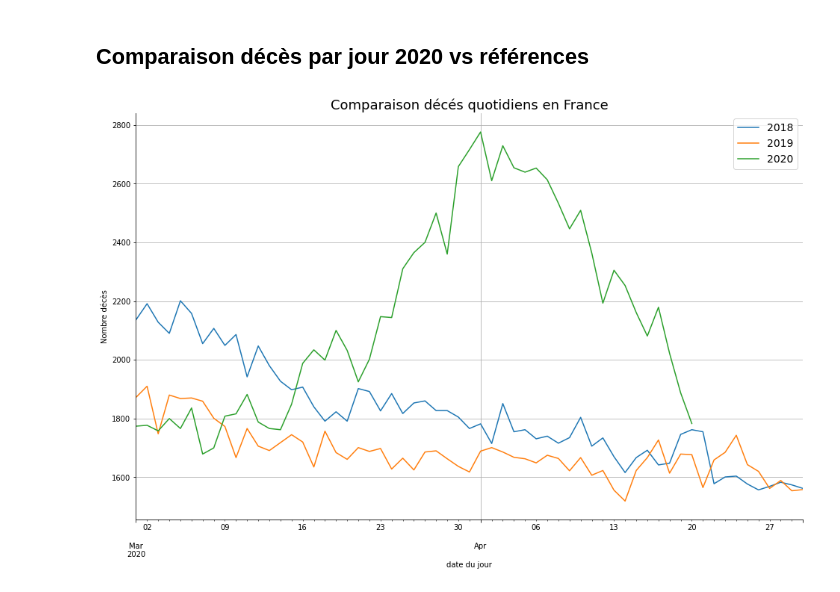
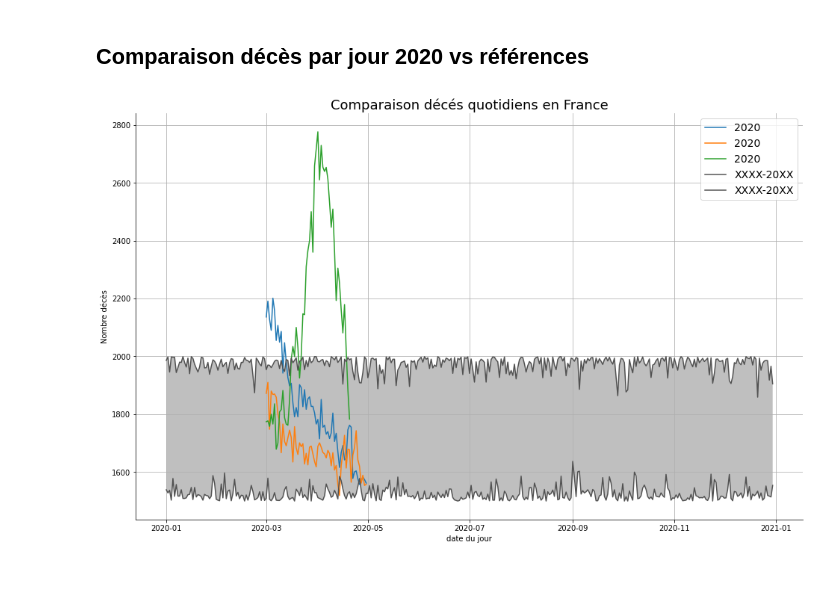
Before and after one commit to makiwara-fr/covid19-analyse, a Jupyter notebook: fr_deaths.ipynb, the cells around one changed output. Cells and saved outputs as stored; diff of their text form; code cells hidden in the pictures.

Commit message:
structure of graph created

```diff
--- a/fr_deaths.ipynb
+++ b/fr_deaths.ipynb
@@ -122,0 +125,13 @@ df_wp
+# %%
+#dummy historical data
+import numpy as np
+
+df_histo = pd.DataFrame(np.random.randint(1500,2000,size=(365, 19)),columns=range(1998,2017))
+# %%
+df_histo['max'] = df_histo.max(axis=1)
+df_histo['min'] = df_histo.min(axis=1)
+# %%
+import datetime
+base = datetime.datetime.fromisoformat("2020-01-01")
+date_list = [base + datetime.timedelta(days=x) for x in range(365)]
+df_histo.index = date_list
@@ -123,18 +154,32 @@ df_wp
 # %% [markdown]
 ## Comparaison décès par jour 2020 vs références
 # %%
+
+fig, ax = plt.subplots(figsize=(16,10))
 # courbe 2020
-ax = df_wp.plot(kind="line", figsize=(16,10))
+#ax = df_wp.plot(kind="line", figsize=(16,10))
+ax.plot(df_wp, label='2020')
 
+
+# defining area of reference
+# ##########################
+
+# Boundaries
+ax.plot(df_histo[['min','max']], label='XXXX-20XX', color="#525252" )
+# fill
+ax.fill_between(date_list, df_histo['min'], df_histo['max'], facecolor='grey', alpha=0.5)
+
+
+# layout
 plt.title("Comparaison décés quotidiens en France", fontsize=18)
-plt.xlabel("date du jour")
-plt.ylabel("Nombre décès")
+ax.set_xlabel("date du jour")
+ax.set_ylabel("Nombre décès")
 plt.legend(fontsize=14)
 plt.grid()
 ax.spines['top'].set_visible(False)
 ax.spines['right'].set_visible(False)
 
-#plt.savefig("deces.png")
-plt.show()
+#ax.savefig("deces.png")
+#plt.show()
 # %% [output]
-[figure, old version]
+[figure, new version]
```
Also changed, not shown: parts of 2 cells of this notebook, 2 other files.
